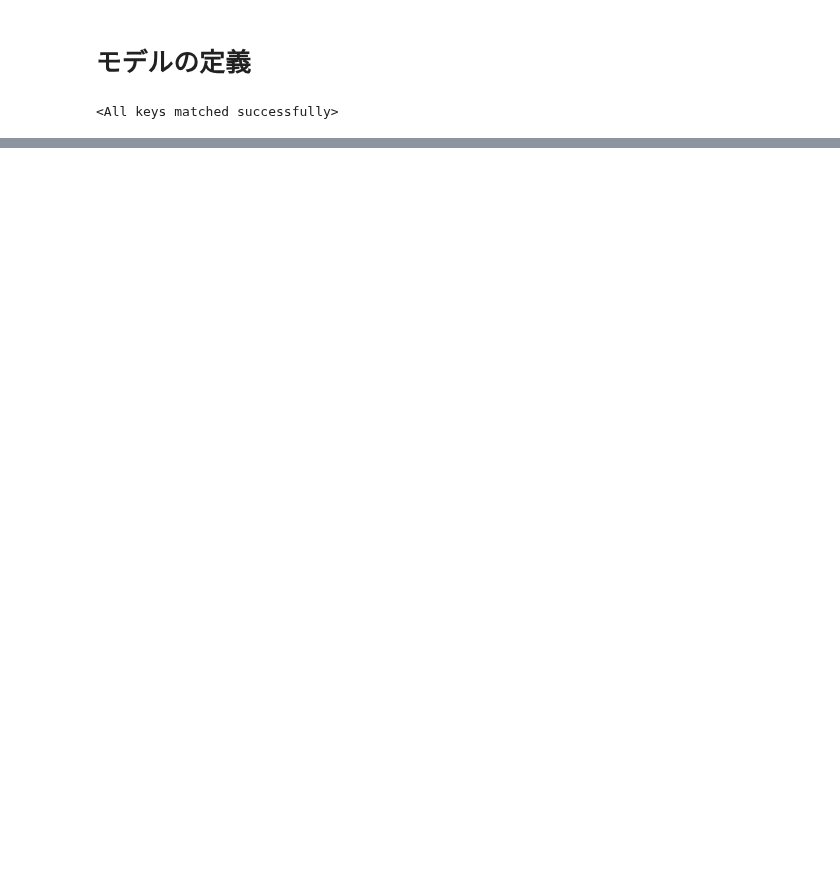
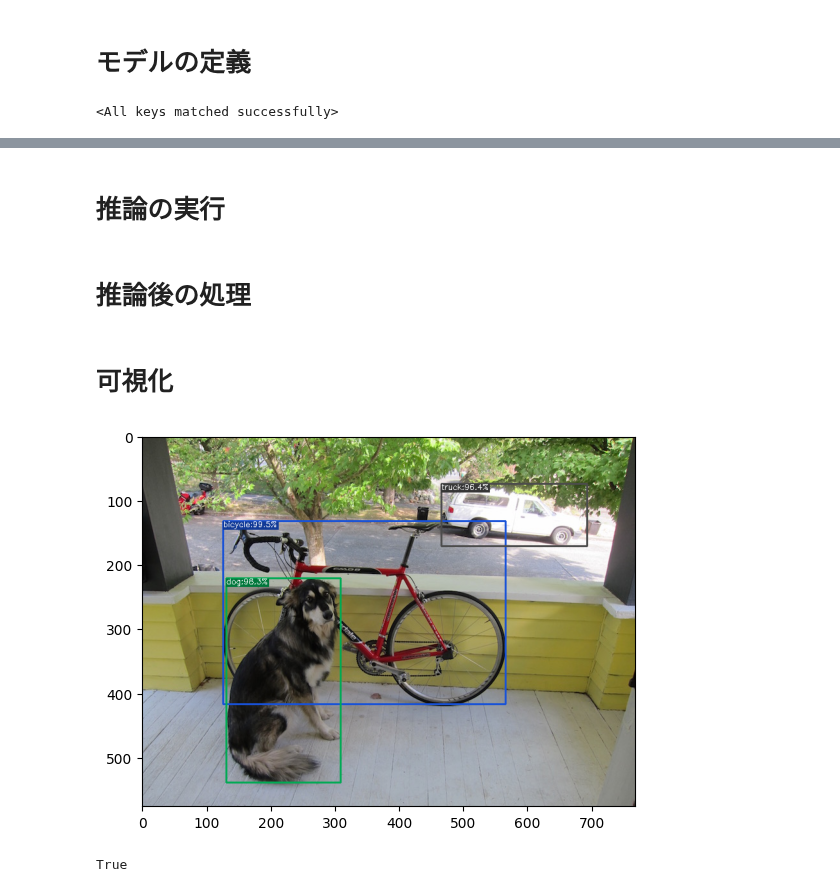
Before and after one commit to KIrie-0217/YOLOX, a Jupyter notebook: experiments.ipynb, the cells around one changed output, grey strips where cells are left out. Saved outputs shown, nothing was run; the diff lists cells and outputs as text; code cells hidden in the pictures; blank space fills up the shorter version.

Commit message:
experimentar ipynb update

```diff
--- a/experiments.ipynb
+++ b/experiments.ipynb
@@ -55,0 +42,15 @@ YOLOX(
+# %%
+# 保存フォルダの作成
+experiment_name = "sample_test"
+output_dir = "./output/"
+file_name = os.path.join( output_dir , experiment_name )
+os.makedirs( file_name , exist_ok=True)
+
+# 可視化画像を保存するフォルダの作成
+vis_folder = os.path.join( file_name ,"visual_result")
+os.makedirs( vis_folder , exist_ok=True )
+
+test_size = ( 640 ,640)
+logger.info("Model Summary: {}".format(get_model_info(model, test_size)))
+
+model.eval() # modelを評価モードに変更
@@ -55,0 +100,7 @@ YOLOX(
+# %% [markdown]
+# 推論の実行
+# %%
+
+outputs = model( img_reshape )
+# %% [markdown]
+# 推論後の処理
@@ -55,0 +157,31 @@ YOLOX(
+# %% [markdown]
+# 可視化
+# %%
+import matplotlib.pyplot as plt
+
+def visual(output, img_info, cls_names, cls_conf=0.35):
+    ratio = img_info["ratio"]
+    img = img_info["raw_img"]
+    if output is None:
+        return img
+    output = output.cpu()
+
+    bboxes = output[:, 0:4]
+
+    # preprocessing: resize
+    bboxes /= ratio
+
+    cls = output[:, 6]
+    scores = output[:, 4] * output[:, 5]
+
+    vis_res = vis(img, bboxes, scores, cls, cls_conf, cls_names)
+    return vis_res
+
+result_img = visual( output_postprocessed[0], img_info , cls_names=class_names )
+result_save_path = os.path.join( vis_folder , "result.png")
+plt.imshow( cv2.cvtColor( result_img , cv2.COLOR_BGR2RGB ))
+plt.show()
+cv2.imwrite( result_save_path , result_img )
+# %% [output]
+[figure, added]
+True
```
Also changed, not shown: parts of 8 cells of this notebook.
